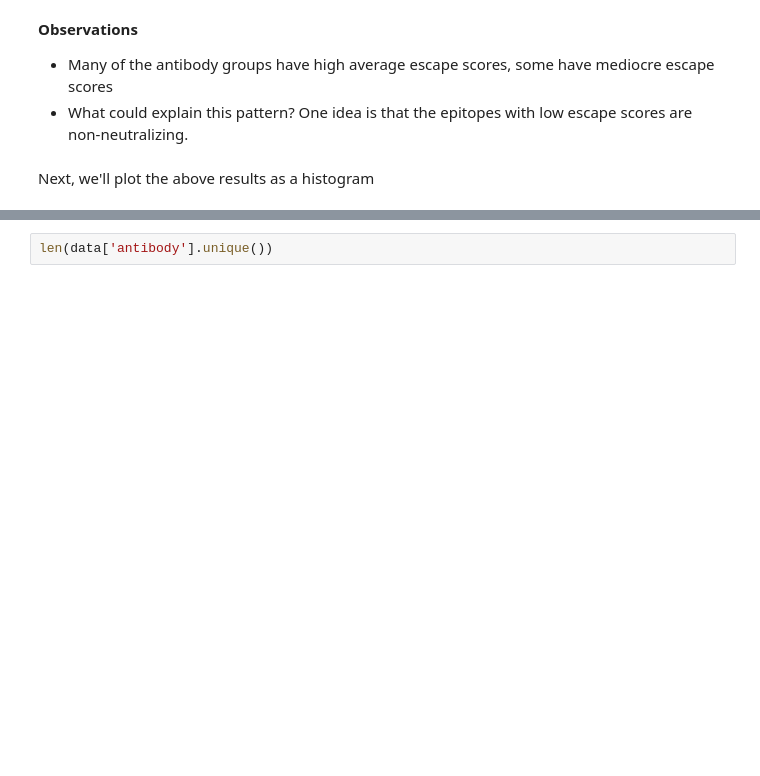
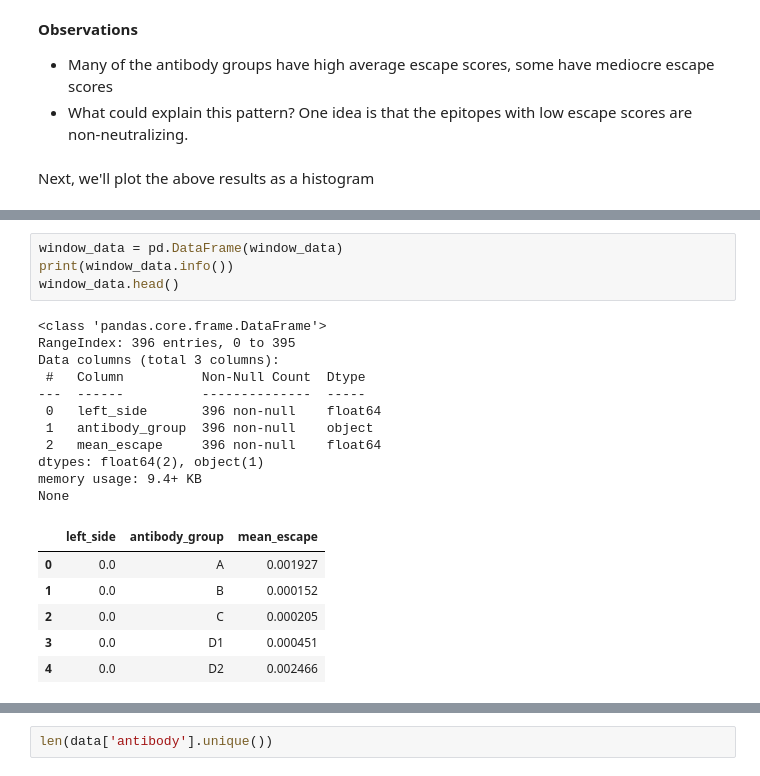
Before and after one commit to matsengrp/ncov-ab-escape, a Jupyter notebook: analysis_code_3K.ipynb, the cells around one changed output, grey strips where cells are left out. Drawn from its saved outputs; the diff is of its cells as text; blank space fills up the shorter version.

```diff
--- a/analysis_code_3K.ipynb
+++ b/analysis_code_3K.ipynb
@@ -114,0 +144,22 @@ ab_group_df.groupby('time').mean()
+# %%
+window_data = pd.DataFrame(window_data)
+print(window_data.info())
+window_data.head()
+# %% [output]
+<class 'pandas.core.frame.DataFrame'>
+RangeIndex: 396 entries, 0 to 395
+Data columns (total 3 columns):
+ #   Column          Non-Null Count  Dtype
+---  ------          --------------  -----
+ 0   left_side       396 non-null    float64
+ 1   antibody_group  396 non-null    object
+ 2   mean_escape     396 non-null    float64
+dtypes: float64(2), object(1)
+memory usage: 9.4+ KB
+None
+|  | left_side | antibody_group | mean_escape |
+| 0 | 0.0 | A | 0.001927 |
+| 1 | 0.0 | B | 0.000152 |
+| 2 | 0.0 | C | 0.000205 |
+| 3 | 0.0 | D1 | 0.000451 |
+| 4 | 0.0 | D2 | 0.002466 |
```
Also changed, not shown: parts of 11 cells of this notebook.
